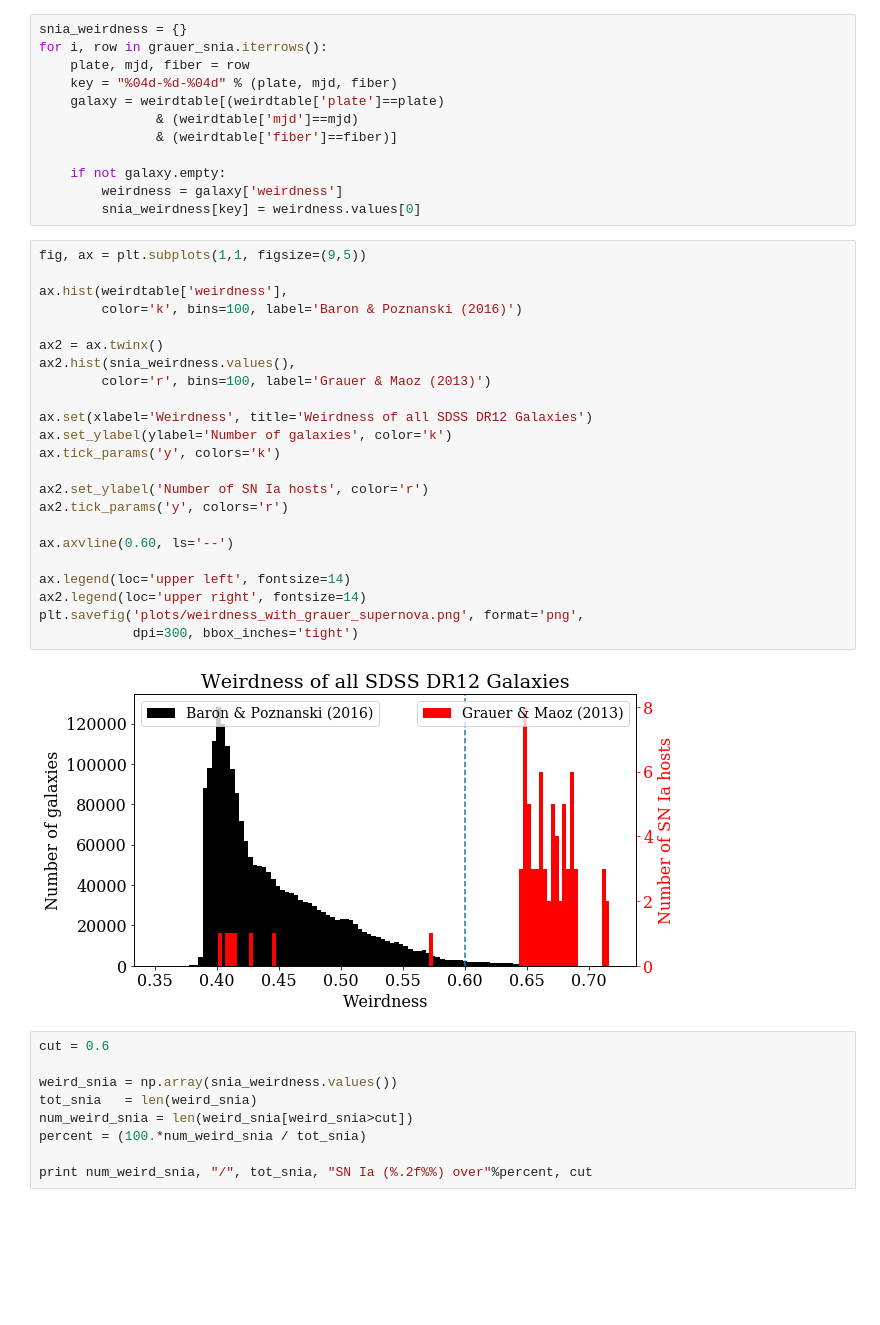
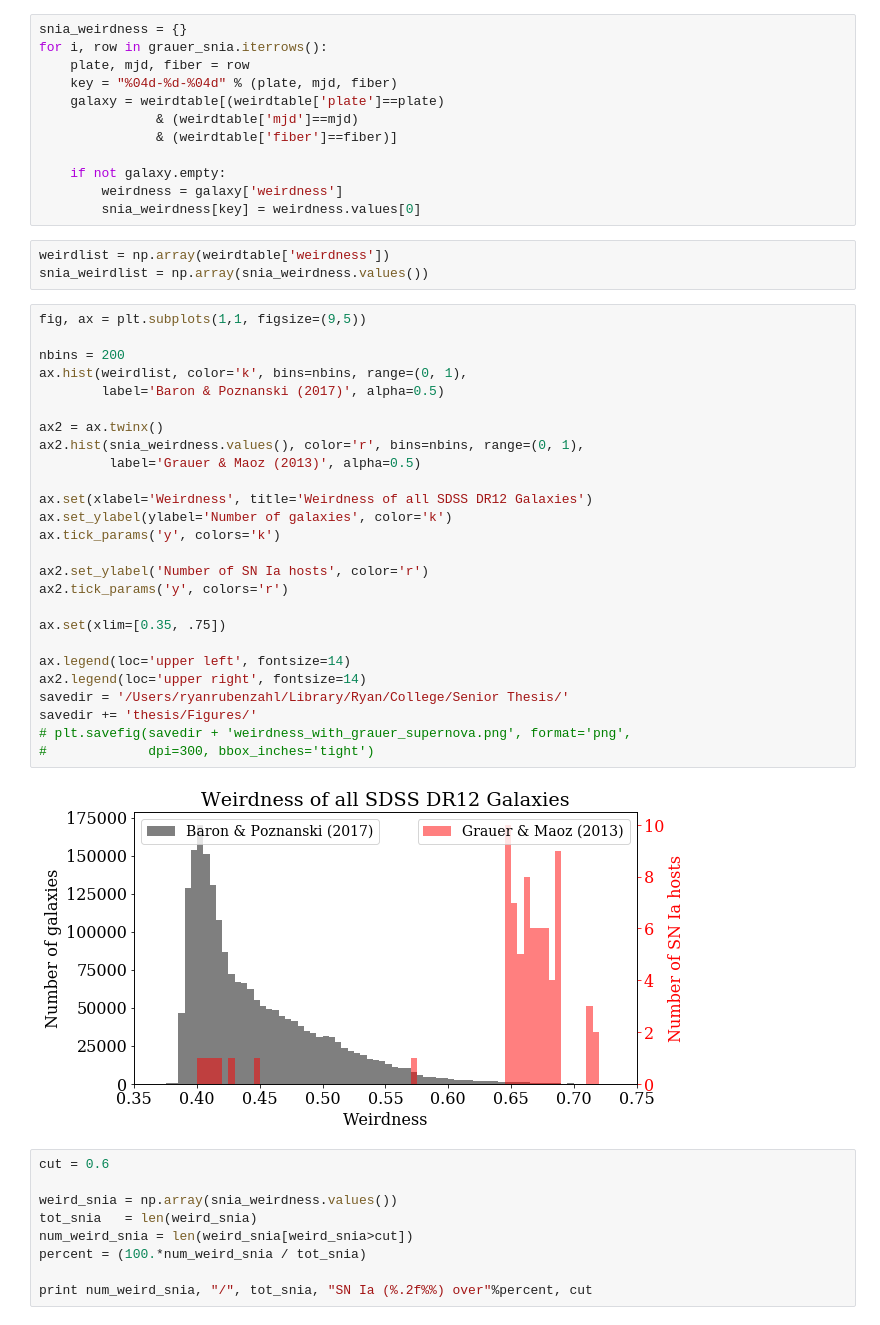
Before and after one commit to DESI-UR/outlier_detection, a Jupyter notebook: notebooks/grauer_snia_weirdness.ipynb, the cells around one changed output. Saved outputs shown, nothing was run; the diff lists cells and outputs as text; blank space fills up the shorter version.

```diff
--- a/notebooks/grauer_snia_weirdness.ipynb
+++ b/notebooks/grauer_snia_weirdness.ipynb
@@ -28,31 +28,37 @@ for i, row in grauer_snia.iterrows():
     if not galaxy.empty:
         weirdness = galaxy['weirdness']
         snia_weirdness[key] = weirdness.values[0]
+# %%
+weirdlist = np.array(weirdtable['weirdness'])
+snia_weirdlist = np.array(snia_weirdness.values())
 # %%
 fig, ax = plt.subplots(1,1, figsize=(9,5))
 
-ax.hist(weirdtable['weirdness'],
-        color='k', bins=100, label='Baron & Poznanski (2016)')
+nbins = 200
+ax.hist(weirdlist, color='k', bins=nbins, range=(0, 1),
+        label='Baron & Poznanski (2017)', alpha=0.5)
 
 ax2 = ax.twinx()
-ax2.hist(snia_weirdness.values(),
-        color='r', bins=100, label='Grauer & Maoz (2013)')
+ax2.hist(snia_weirdness.values(), color='r', bins=nbins, range=(0, 1),
+         label='Grauer & Maoz (2013)', alpha=0.5)
 
 ax.set(xlabel='Weirdness', title='Weirdness of all SDSS DR12 Galaxies')
 ax.set_ylabel(ylabel='Number of galaxies', color='k')
 ax.tick_params('y', colors='k')
 
 ax2.set_ylabel('Number of SN Ia hosts', color='r')
 ax2.tick_params('y', colors='r')
 
-ax.axvline(0.60, ls='--')
+ax.set(xlim=[0.35, .75])
 
 ax.legend(loc='upper left', fontsize=14)
 ax2.legend(loc='upper right', fontsize=14)
-plt.savefig('plots/weirdness_with_grauer_supernova.png', format='png',
-            dpi=300, bbox_inches='tight')
+savedir = '/Users/ryanrubenzahl/Library/Ryan/College/Senior Thesis/'
+savedir += 'thesis/Figures/'
+# plt.savefig(savedir + 'weirdness_with_grauer_supernova.png', format='png',
+#             dpi=300, bbox_inches='tight')
 # %% [output]
-[figure, old version]
+[figure, new version]
 # %%
 cut = 0.6
 
```
Also changed, not shown: parts of 1 cell of this notebook, 3 other files.
